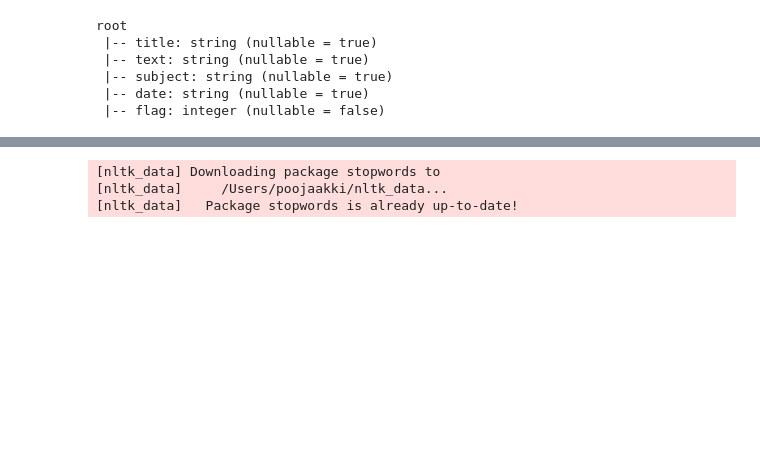
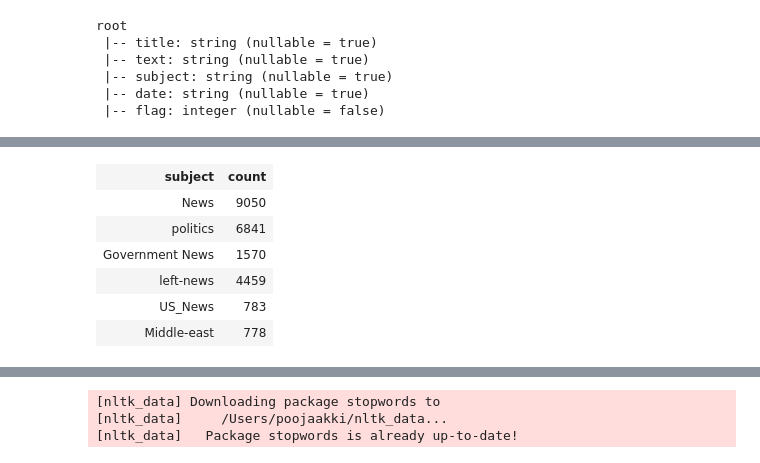
Before and after one commit to AkkiPooja/Fake-News-Detection-Data-Analysis, a Jupyter notebook: 1.ipynb, the cells around one changed output, grey strips where cells are left out. Cells and saved outputs as stored; diff of their text form; code cells hidden in the pictures; blank space fills up the shorter version.

```diff
--- a/1.ipynb
+++ b/1.ipynb
@@ -64,0 +128,7 @@ df.groupby('subject').count().sort(col("count").desc())
+# %%
+# type of article which have fake news
+
+df1_fake = df_fake
+
+df1_fake.groupby(['subject']).count()
+# %% [output]
@@ -64,0 +137,7 @@ df.groupby('subject').count().sort(col("count").desc())
+| subject | count |
+| News | 9050 |
+| politics | 6841 |
+| Government News | 1570 |
+| left-news | 4459 |
+| US_News | 783 |
+| Middle-east | 778 |
```
Also changed, not shown: parts of 9 cells of this notebook, 1 other file.
